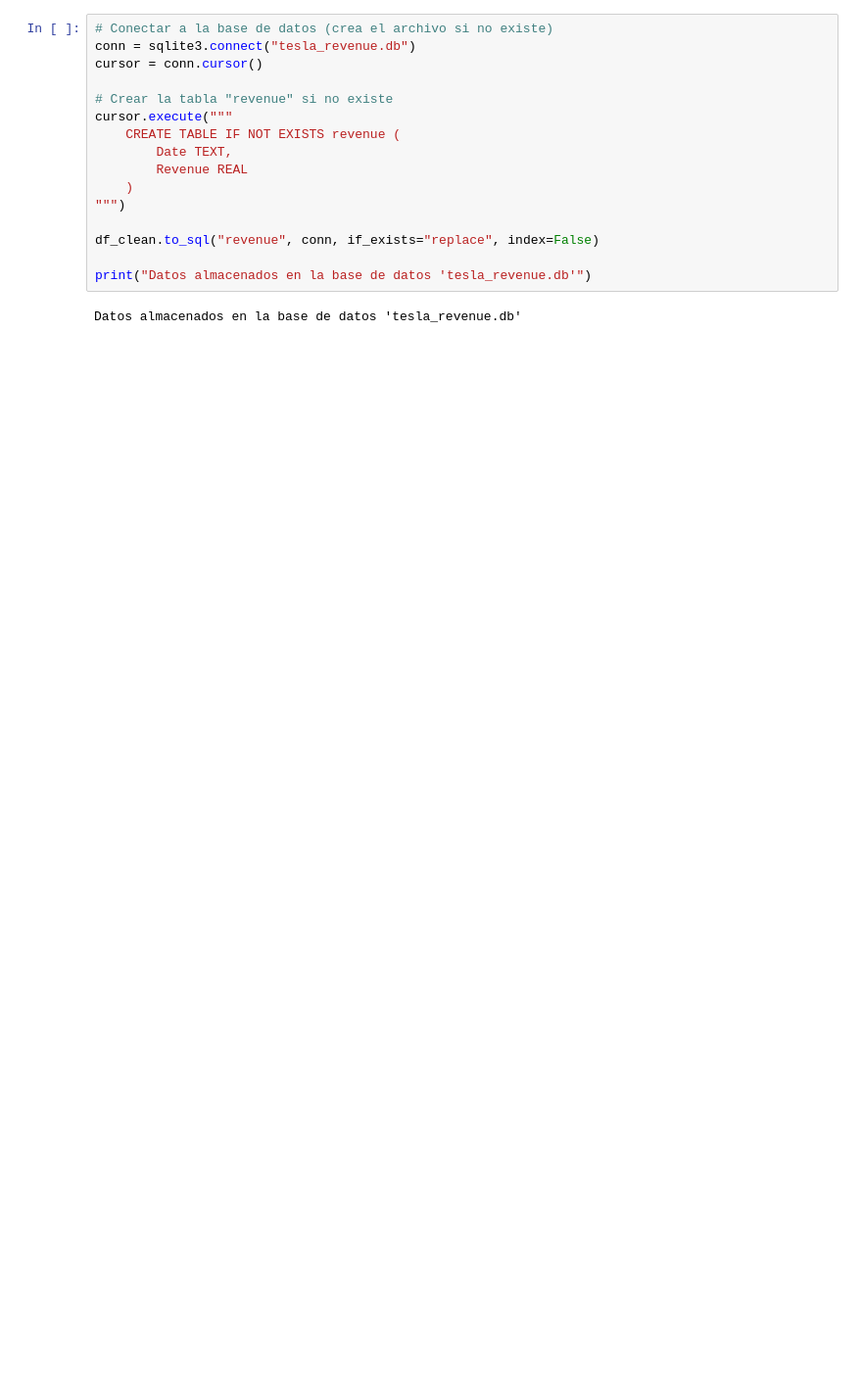
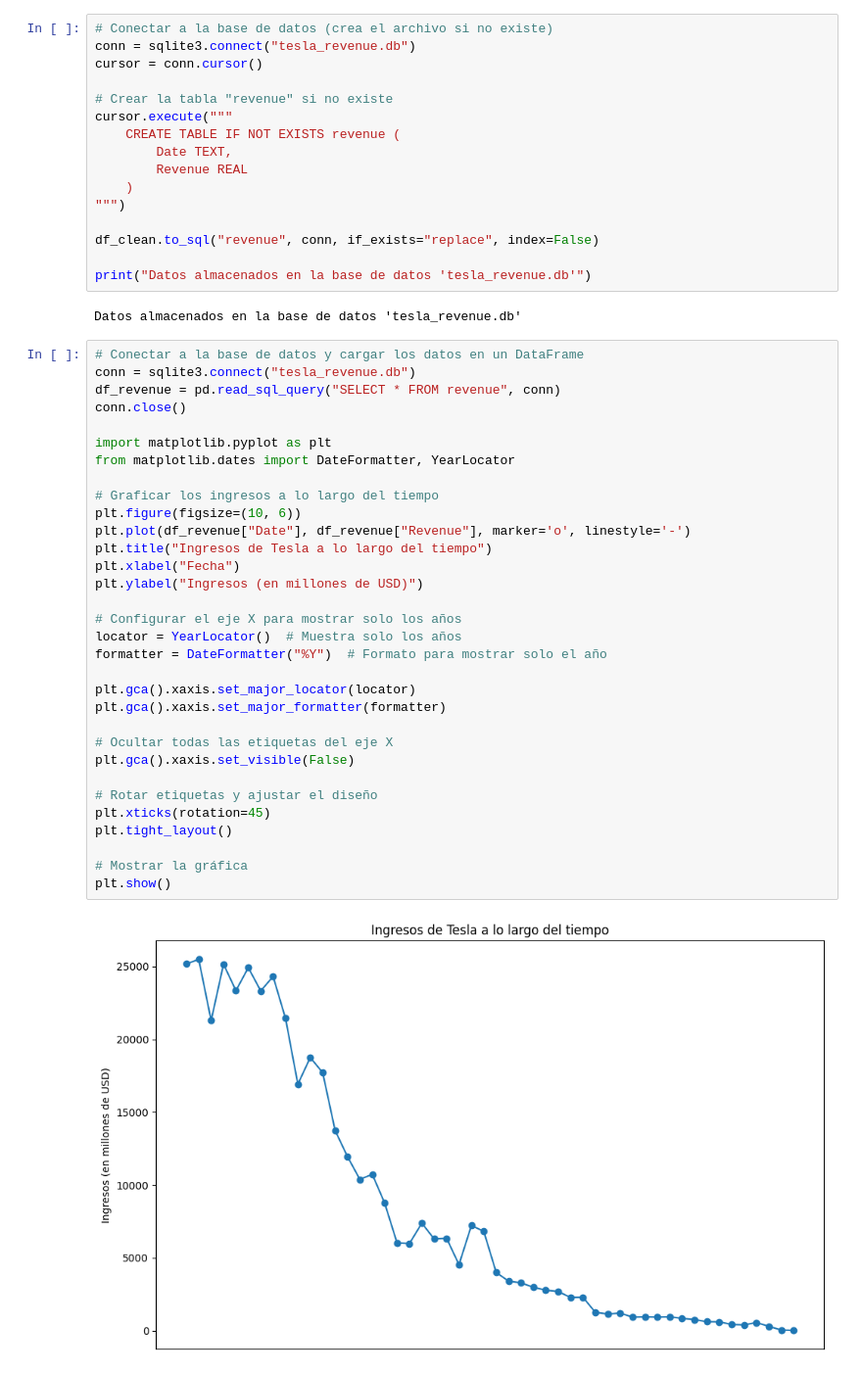
Before and after one commit to Adrian-Mas/Ejercicio_Web_Scraping, a Jupyter notebook: src/explore.es.ipynb, the cells around one changed output. Shown: that part at 98% size. Cells and saved outputs as stored; diff of their text form; blank space fills up the shorter version.

```diff
--- a/src/explore.es.ipynb
+++ b/src/explore.es.ipynb
@@ -156,3 +155,37 @@ df_clean.to_sql("revenue", conn, if_exists="replace", index=False)
 print("Datos almacenados en la base de datos 'tesla_revenue.db'")
 # %% [output]
 Datos almacenados en la base de datos 'tesla_revenue.db'
+# %%
+# Conectar a la base de datos y cargar los datos en un DataFrame
+conn = sqlite3.connect("tesla_revenue.db")
+df_revenue = pd.read_sql_query("SELECT * FROM revenue", conn)
+conn.close()
+
+import matplotlib.pyplot as plt
+from matplotlib.dates import DateFormatter, YearLocator
+
+# Graficar los ingresos a lo largo del tiempo
+plt.figure(figsize=(10, 6))
+plt.plot(df_revenue["Date"], df_revenue["Revenue"], marker='o', linestyle='-')
+plt.title("Ingresos de Tesla a lo largo del tiempo")
+plt.xlabel("Fecha")
+plt.ylabel("Ingresos (en millones de USD)")
+
+# Configurar el eje X para mostrar solo los años
+locator = YearLocator()  # Muestra solo los años
+formatter = DateFormatter("%Y")  # Formato para mostrar solo el año
+
+plt.gca().xaxis.set_major_locator(locator)
+plt.gca().xaxis.set_major_formatter(formatter)
+
+# Ocultar todas las etiquetas del eje X
+plt.gca().xaxis.set_visible(False)
+
+# Rotar etiquetas y ajustar el diseño
+plt.xticks(rotation=45)
+plt.tight_layout()
+
+# Mostrar la gráfica
+plt.show()
+# %% [output]
+[figure, added]
```
Also changed, not shown: parts of 2 cells of this notebook, 1 other file.
